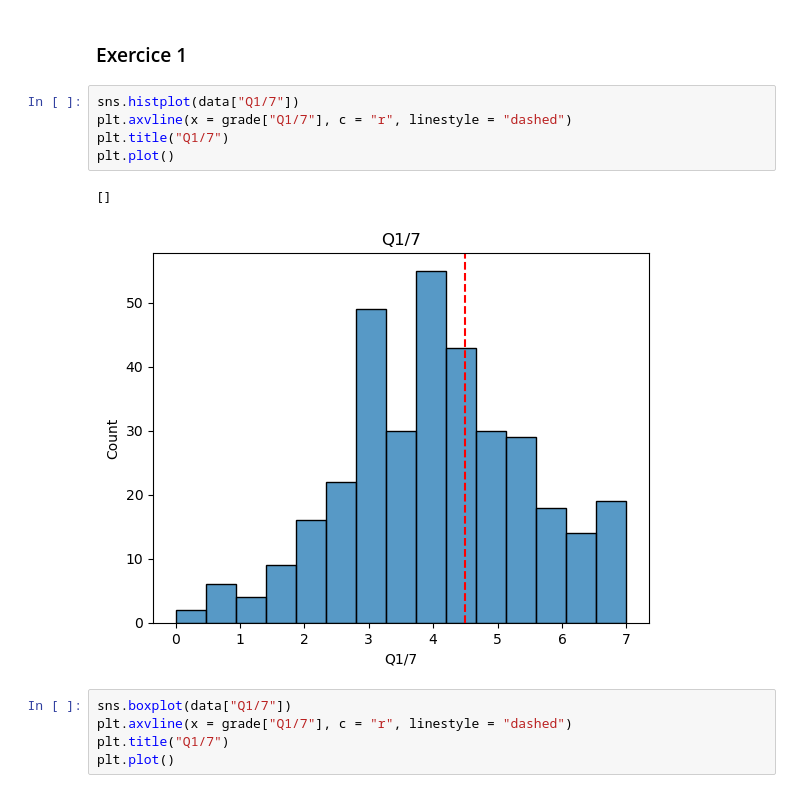
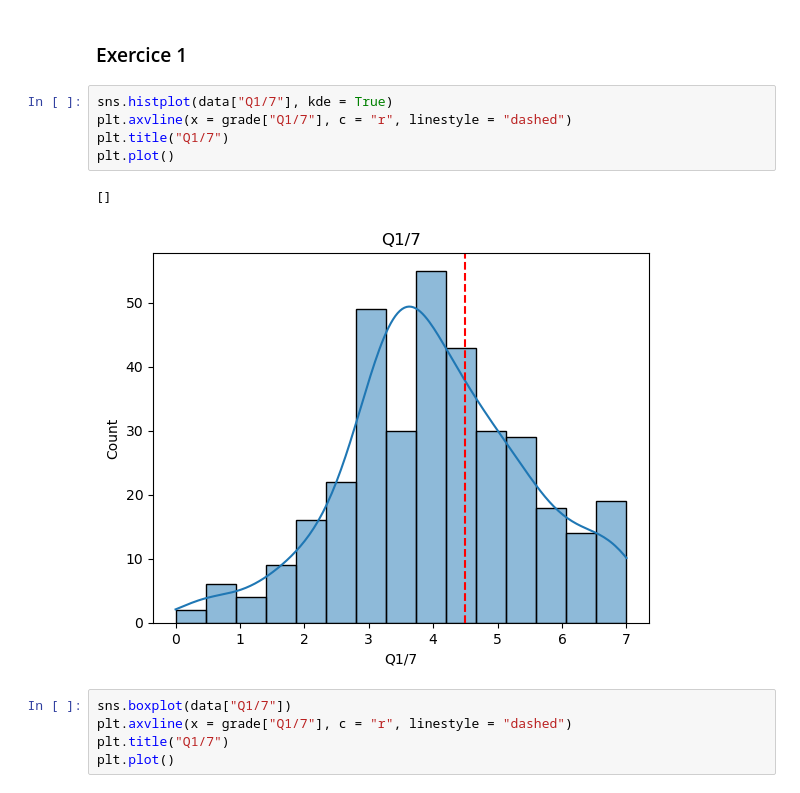
Before and after one commit to yoannbtn/PolyMTL, a Jupyter notebook: src/ssh3201_intra_a22.ipynb, the cells around one changed output. Cells and saved outputs as stored; diff of their text form.

```diff
--- a/src/ssh3201_intra_a22.ipynb
+++ b/src/ssh3201_intra_a22.ipynb
@@ -66,13 +66,13 @@ You are in the top 38.4 %
 # %% [markdown]
 ### Exercice 1
 # %%
-sns.histplot(data["Q1/7"])
+sns.histplot(data["Q1/7"], kde = True)
 plt.axvline(x = grade["Q1/7"], c = "r", linestyle = "dashed")
 plt.title("Q1/7")
 plt.plot()
 # %% [output]
 []
-[figure, old version]
+[figure, new version]
 # %%
 sns.boxplot(data["Q1/7"])
 plt.axvline(x = grade["Q1/7"], c = "r", linestyle = "dashed")
```
Also changed, not shown: parts of 3 cells of this notebook.
